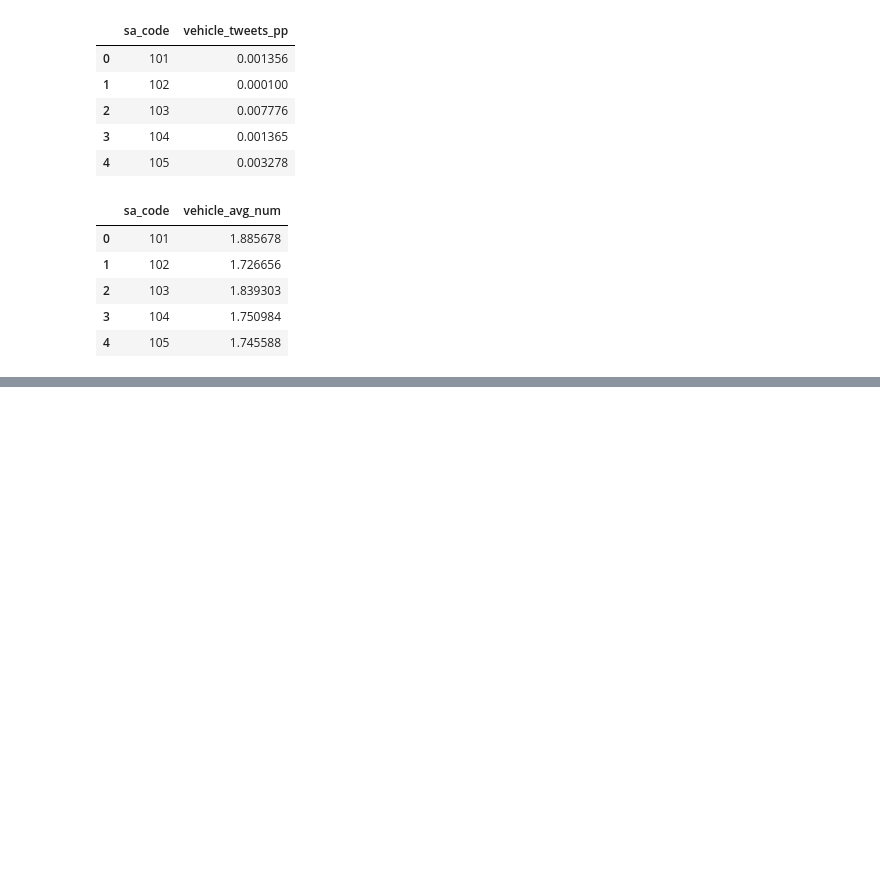
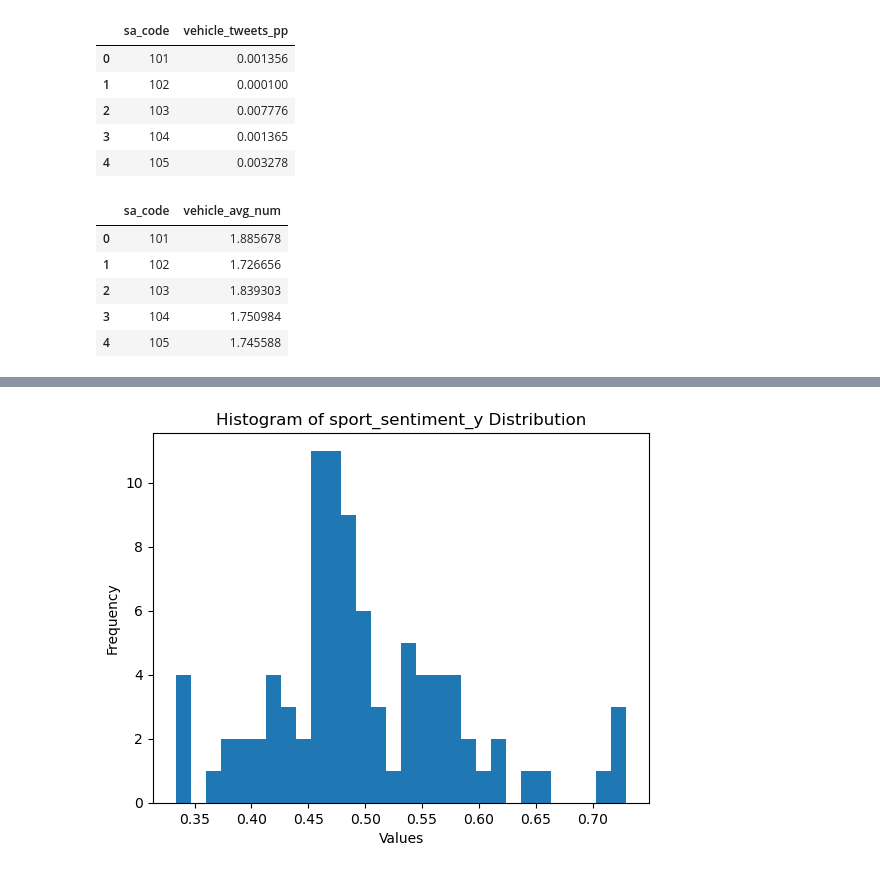
Before and after one commit to terrance2630/CCC_A2, a Jupyter notebook: processed_data_analysis/scenario_correlation.ipynb, the cells around one changed output, grey strips where cells are left out. Saved outputs shown, nothing was run; the diff lists cells and outputs as text; code cells hidden in the pictures; blank space fills up the shorter version.

```diff
--- a/processed_data_analysis/scenario_correlation.ipynb
+++ b/processed_data_analysis/scenario_correlation.ipynb
@@ -108,0 +148,8 @@ s_num vs. s_senti
+# %%
+plt.hist(sport_sentiment_y, bins=30)
+plt.xlabel('Values')
+plt.ylabel('Frequency')
+plt.title('Histogram of sport_sentiment_y Distribution')
+plt.show()
+# %% [output]
+[figure, added]
```
Also changed, not shown: parts of 10 cells of this notebook, 2 other files.
